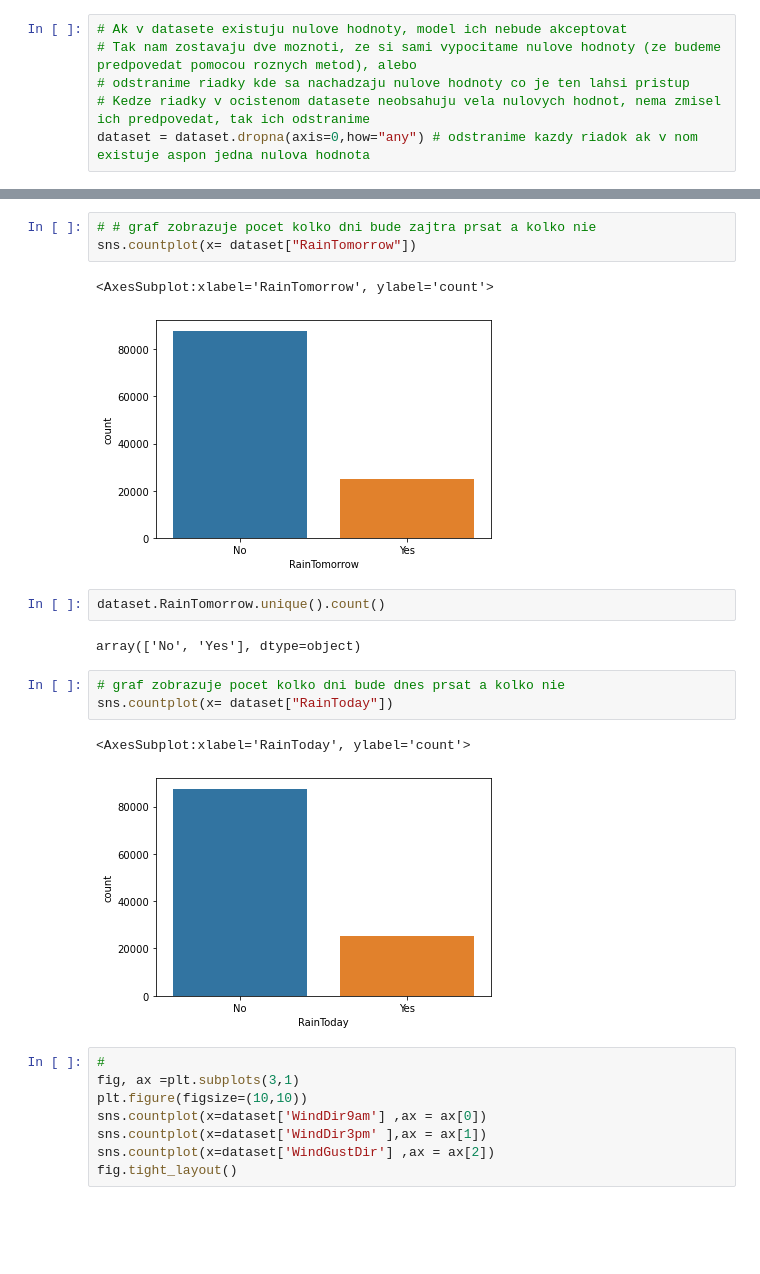
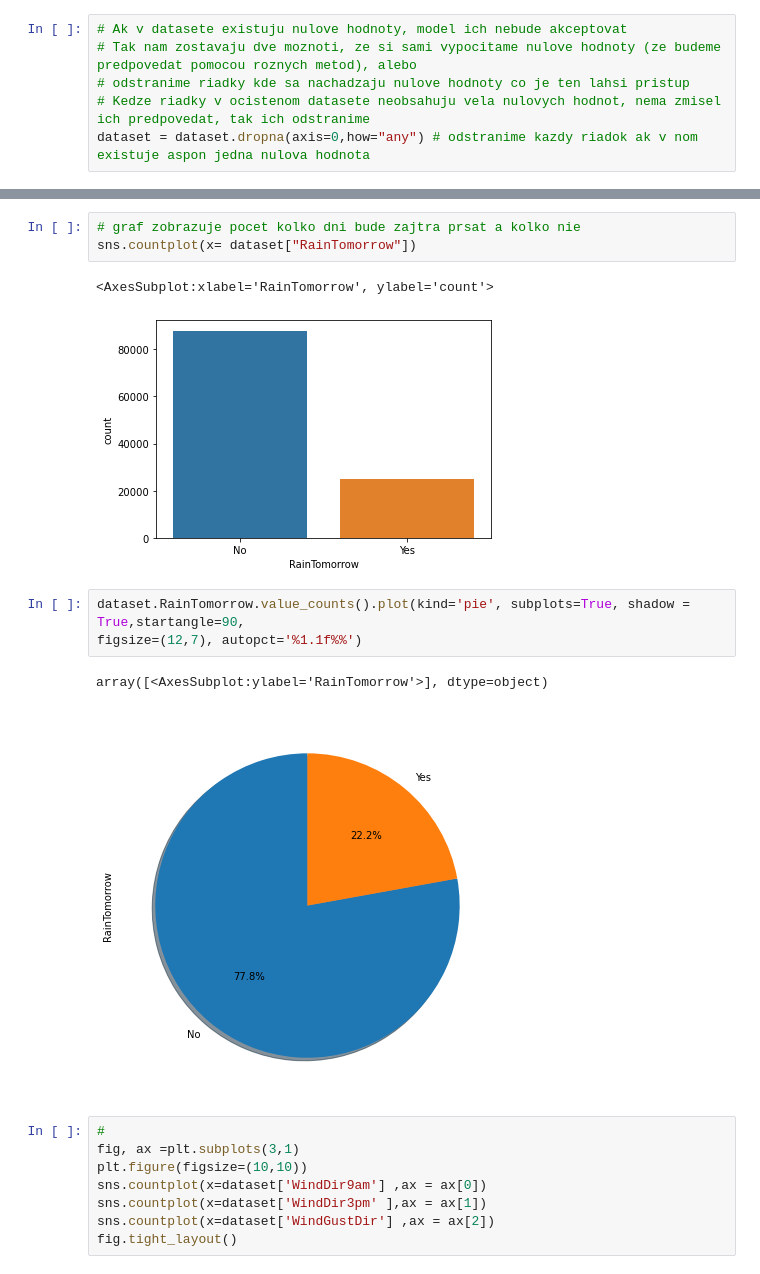
Before and after one commit to janex98/Petras_NS2021, a Jupyter notebook: Petras_projekt_NS.ipynb, the cells around one changed output, grey strips where cells are left out. Saved outputs shown, nothing was run; the diff lists cells and outputs as text; blank space fills up the shorter version.

```diff
--- a/Petras_projekt_NS.ipynb
+++ b/Petras_projekt_NS.ipynb
@@ -204,21 +241,17 @@ sns.heatmap(corrmat, annot = True, square = True)
 <AxesSubplot:>
 [figure]
 # %%
-# # graf zobrazuje pocet kolko dni bude zajtra prsat a kolko nie
+# graf zobrazuje pocet kolko dni bude zajtra prsat a kolko nie
 sns.countplot(x= dataset["RainTomorrow"])
 # %% [output]
 <AxesSubplot:xlabel='RainTomorrow', ylabel='count'>
 [figure]
-# %%
-dataset.RainTomorrow.unique().count()
-# %% [output]
-array(['No', 'Yes'], dtype=object)
-# %%
-# graf zobrazuje pocet kolko dni bude dnes prsat a kolko nie
-sns.countplot(x= dataset["RainToday"])
-# %% [output]
-<AxesSubplot:xlabel='RainToday', ylabel='count'>
-[figure, removed]
+# %%
+dataset.RainTomorrow.value_counts().plot(kind='pie', subplots=True, shadow = True,startangle=90,
+figsize=(12,7), autopct='%1.1f%%')
+# %% [output]
+array([<AxesSubplot:ylabel='RainTomorrow'>], dtype=object)
+[figure, added]
 # %%
 #
 fig, ax =plt.subplots(3,1)
```
Also changed, not shown: parts of 22 cells of this notebook, 1 other file.
